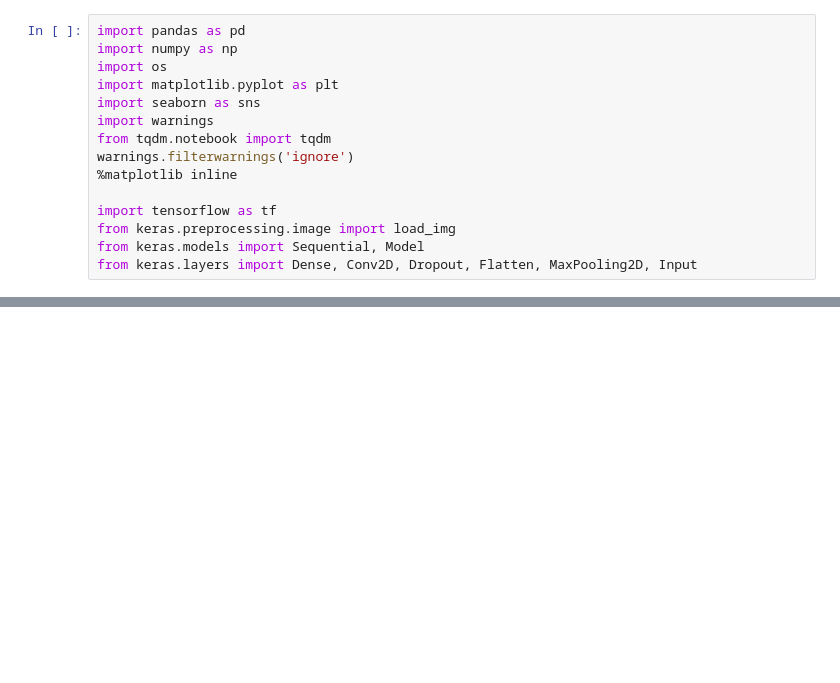
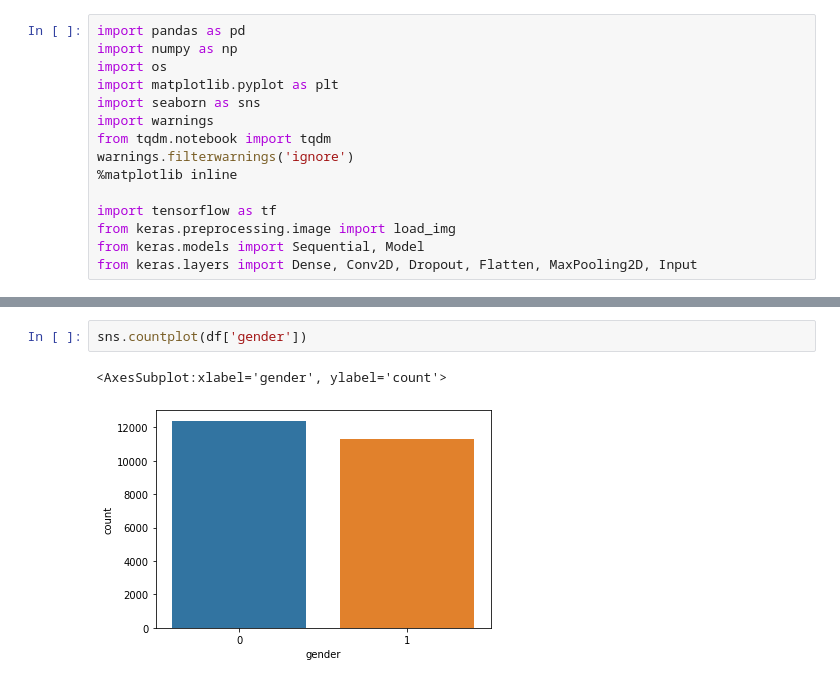
Before and after one commit to 1260Tejasree/1260Tejasree, a Jupyter notebook: notebooke7028ec74d.ipynb, the cells around one changed output, grey strips where cells are left out. Drawn from its saved outputs; the diff is of its cells as text; blank space fills up the shorter version.

```diff
--- a/notebooke7028ec74d.ipynb
+++ b/notebooke7028ec74d.ipynb
@@ -50,0 +61,5 @@ from keras.layers import Dense, Conv2D, Dropout, Flatten, MaxPooling2D, Input'
+# %%
+sns.countplot(df['gender'])
+# %% [output]
+<AxesSubplot:xlabel='gender', ylabel='count'>
+[figure, added]
```
Also changed, not shown: parts of 24 cells of this notebook.
